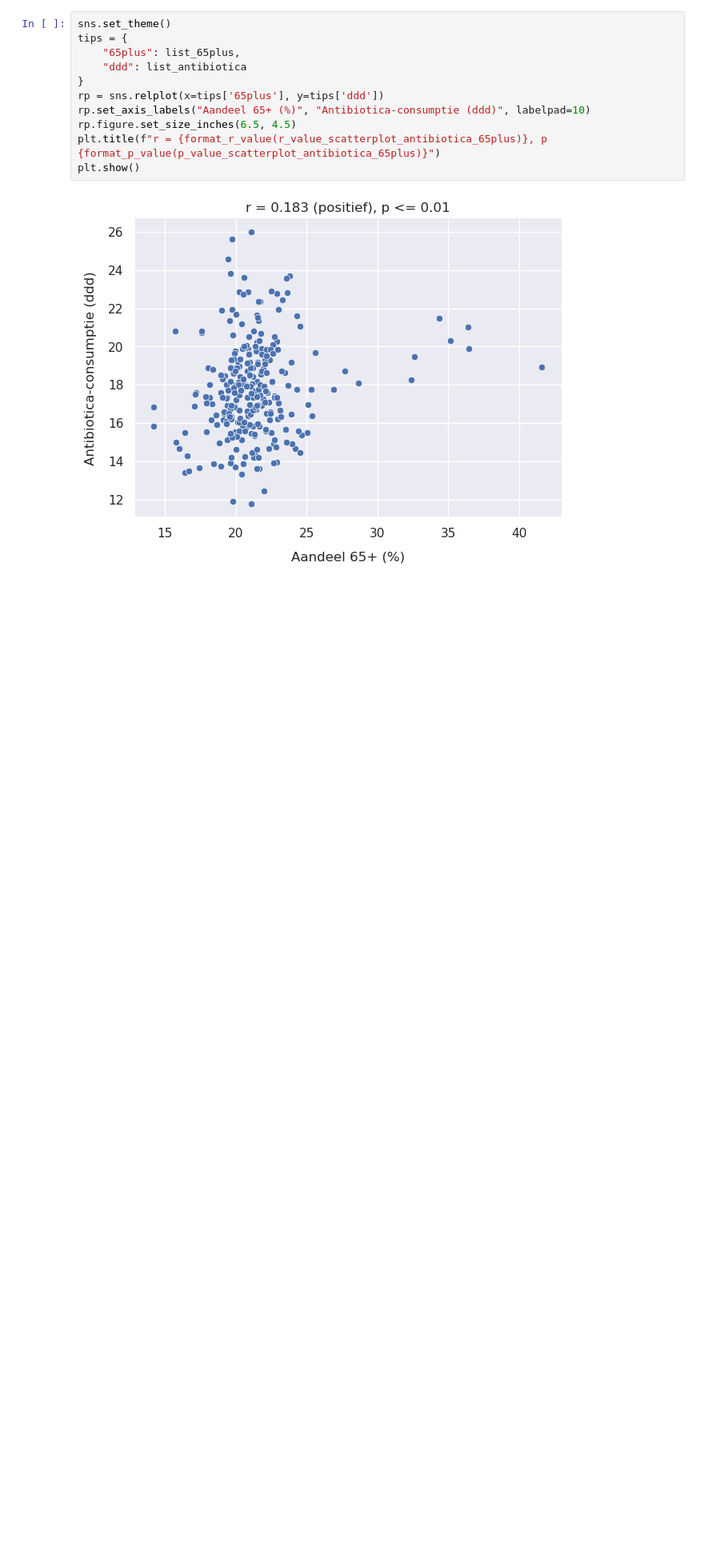
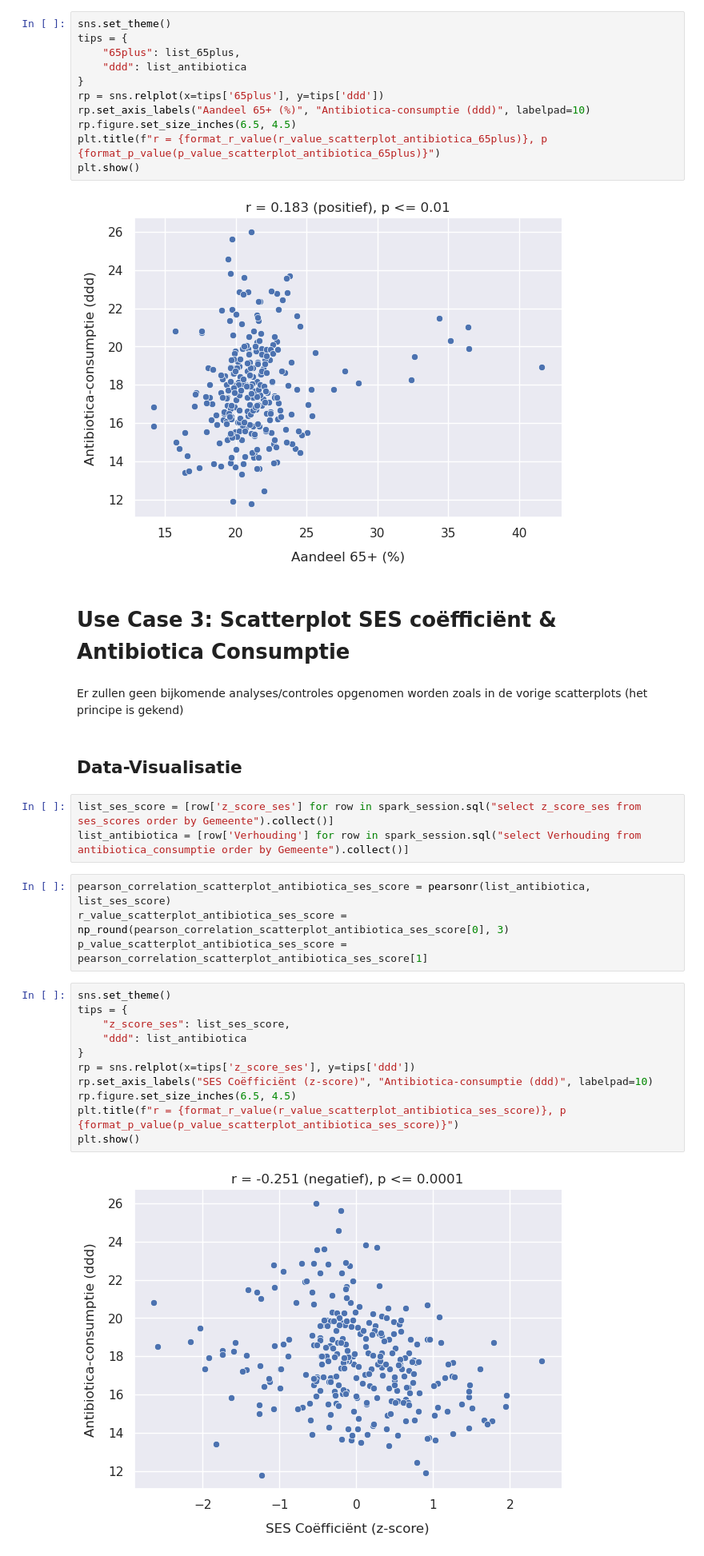
Before and after one commit to jkeustermans/DataVisualization, a Jupyter notebook: Project-Data-Visualization.ipynb, the cells around one changed output. Shown at 80% size. Saved outputs shown, nothing was run; the diff lists cells and outputs as text; blank space fills up the shorter version.

Commit message:
Toevoegen Data-Visualisatie SES-Coëfficiënten (Kaartje Vlaanderen en Scatterplot)

```diff
--- a/Project-Data-Visualization.ipynb
+++ b/Project-Data-Visualization.ipynb
@@ -1017,4 +1030,30 @@ plt.title(f"r = {format_r_value(r_value_scatterplot_antibiotica_65plus)}, p {for
 plt.show()
 # %% [output]
 [figure]
+# %% [markdown]
+# Use Case 3: Scatterplot SES coëfficiënt & Antibiotica Consumptie
+# %% [markdown]
+Er zullen geen bijkomende analyses/controles opgenomen worden zoals in de vorige scatterplots (het principe is gekend)
+# %% [markdown]
+## Data-Visualisatie
+# %%
+list_ses_score = [row['z_score_ses'] for row in spark_session.sql("select z_score_ses from ses_scores order by Gemeente").collect()]
+list_antibiotica = [row['Verhouding'] for row in spark_session.sql("select Verhouding from antibiotica_consumptie order by Gemeente").collect()]
+# %%
+pearson_correlation_scatterplot_antibiotica_ses_score = pearsonr(list_antibiotica, list_ses_score)
+r_value_scatterplot_antibiotica_ses_score = np_round(pearson_correlation_scatterplot_antibiotica_ses_score[0], 3)
+p_value_scatterplot_antibiotica_ses_score = pearson_correlation_scatterplot_antibiotica_ses_score[1]
+# %%
+sns.set_theme()
+tips = {
+    "z_score_ses": list_ses_score,
+    "ddd": list_antibiotica
+}
+rp = sns.relplot(x=tips['z_score_ses'], y=tips['ddd'])
+rp.set_axis_labels("SES Coëfficiënt (z-score)", "Antibiotica-consumptie (ddd)", labelpad=10)
+rp.figure.set_size_inches(6.5, 4.5)
+plt.title(f"r = {format_r_value(r_value_scatterplot_antibiotica_ses_score)}, p {format_p_value(p_value_scatterplot_antibiotica_ses_score)}")
+plt.show()
+# %% [output]
+[figure, added]
 # %% [markdown]
```
Also changed, not shown: parts of 18 cells of this notebook, 1 other file.
